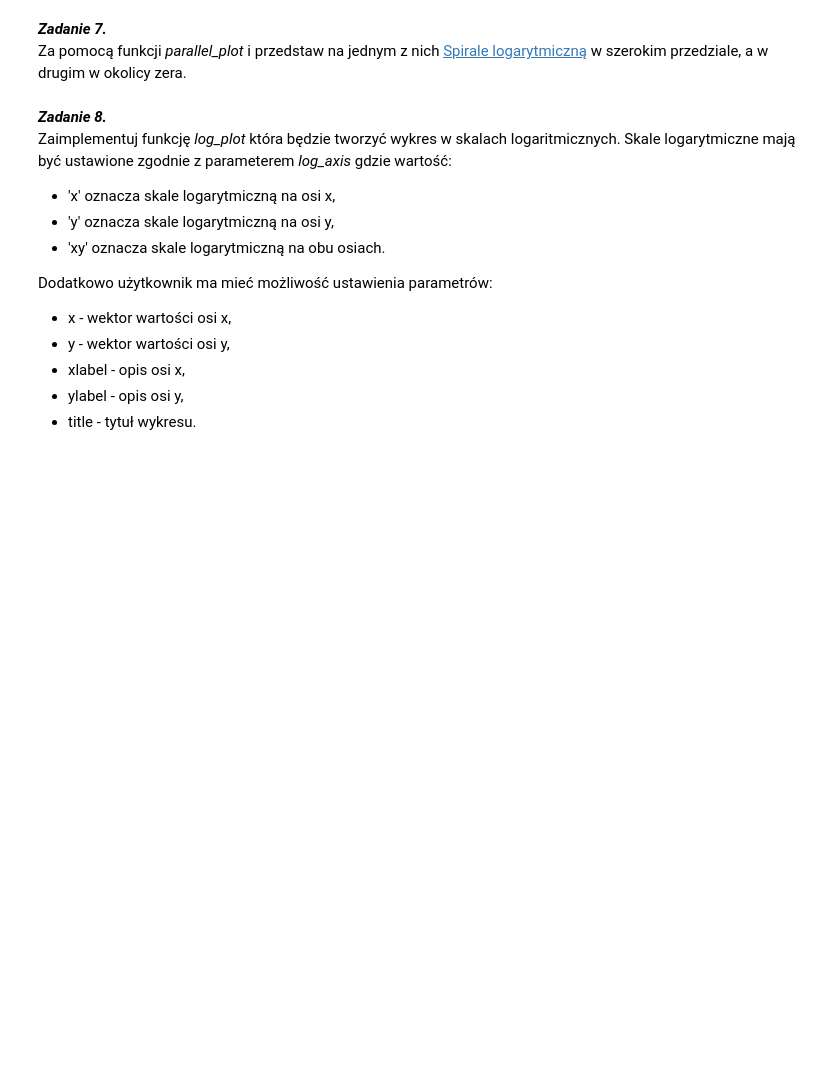
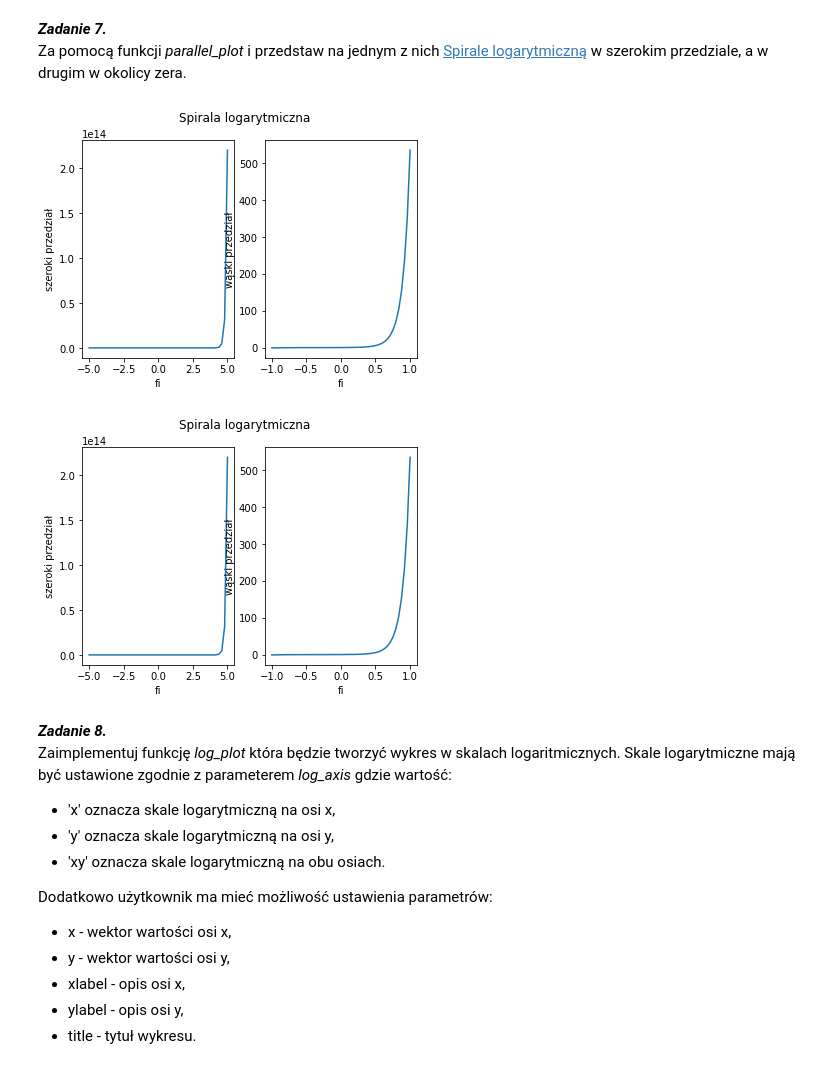
Before and after one commit to ttarnawski/metody_numeryczne_lab2, a Jupyter notebook: sprawozdanie.ipynb, the cells around one changed output. Drawn from its saved outputs; the diff is of its cells as text; code cells hidden in the pictures; blank space fills up the shorter version.

```diff
--- a/sprawozdanie.ipynb
+++ b/sprawozdanie.ipynb
@@ -196,6 +215,21 @@ main.parallel_plot(x, fx, x, gx, 'x', 'f(x)', 'x', 'g(x)', 'horyzontalnie', '|')
 # %% [markdown]
 ***Zadanie 7.***
 Za pomocą funkcji *parallel\_plot*  i przedstaw na jednym z nich [Spirale logarytmiczną](https://pl.wikipedia.org/wiki/Spirala_logarytmiczna) w szerokim przedziale, a w drugim w okolicy zera.
+# %%
+a1 = np.linspace(-5, 5)
+b1 = np.linspace(-5, 5)
+fi1 = np.linspace(0, 2 * np.pi)
+r1 = a1 * pow(np.e, b1 * fi1)
+
+a2 = np.linspace(-1, 1)
+b2 = np.linspace(-1, 1)
+fi2 = np.linspace(0, 2 * np.pi)
+r2 = a2 * pow(np.e, b2 * fi2)
+
+main.parallel_plot(a1, r1, a2, r2, 'fi', 'szeroki przedział', 'fi', 'wąski przedział', 'Spirala logarytmiczna', '|')
+# %% [output]
+[figure, added]
+[figure, added]
 # %% [markdown]
 ***Zadanie 8.***
 Zaimplementuj funkcję *log\_plot* która będzie tworzyć wykres w skalach logaritmicznych. Skale logarytmiczne mają być ustawione zgodnie z parameterem *log\_axis* gdzie wartość:
```
Also changed, not shown: parts of 7 cells of this notebook, 1 other file.
